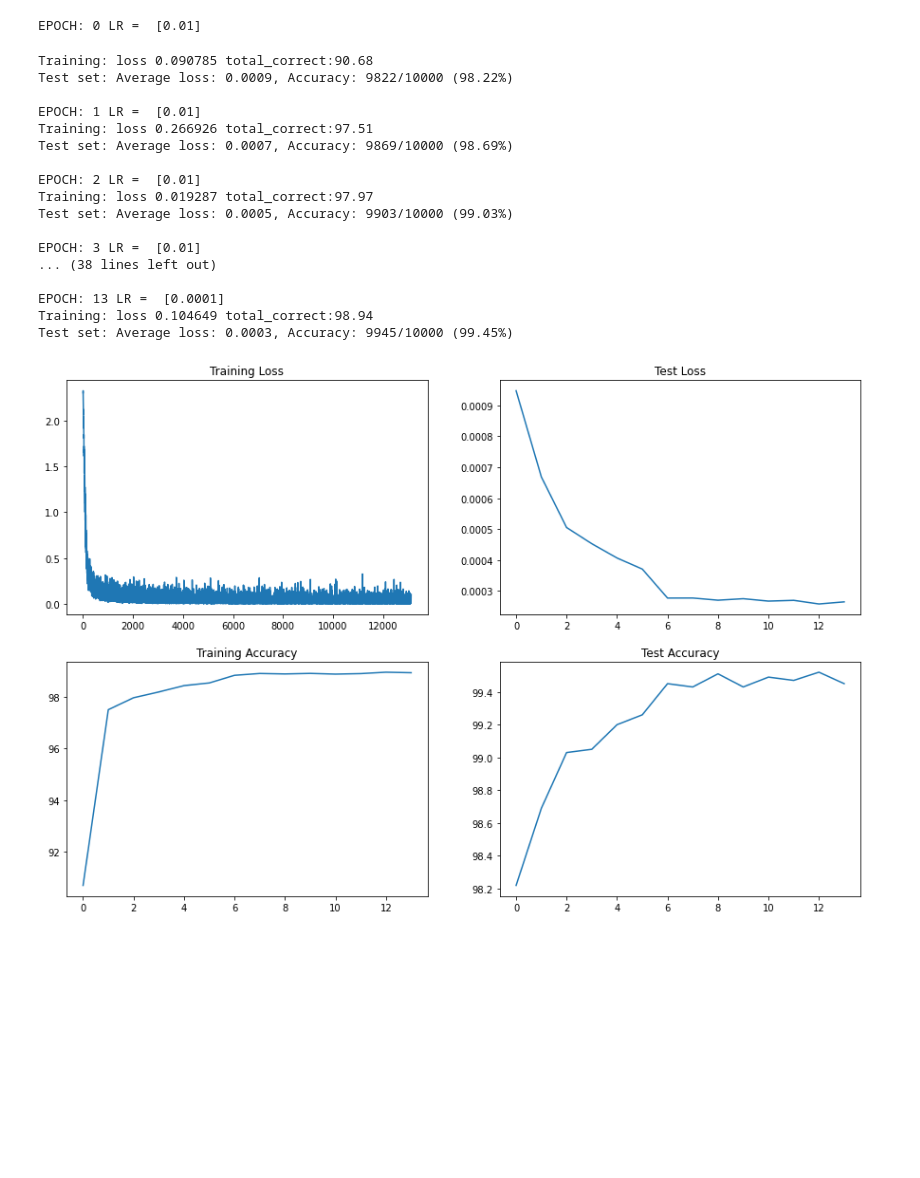
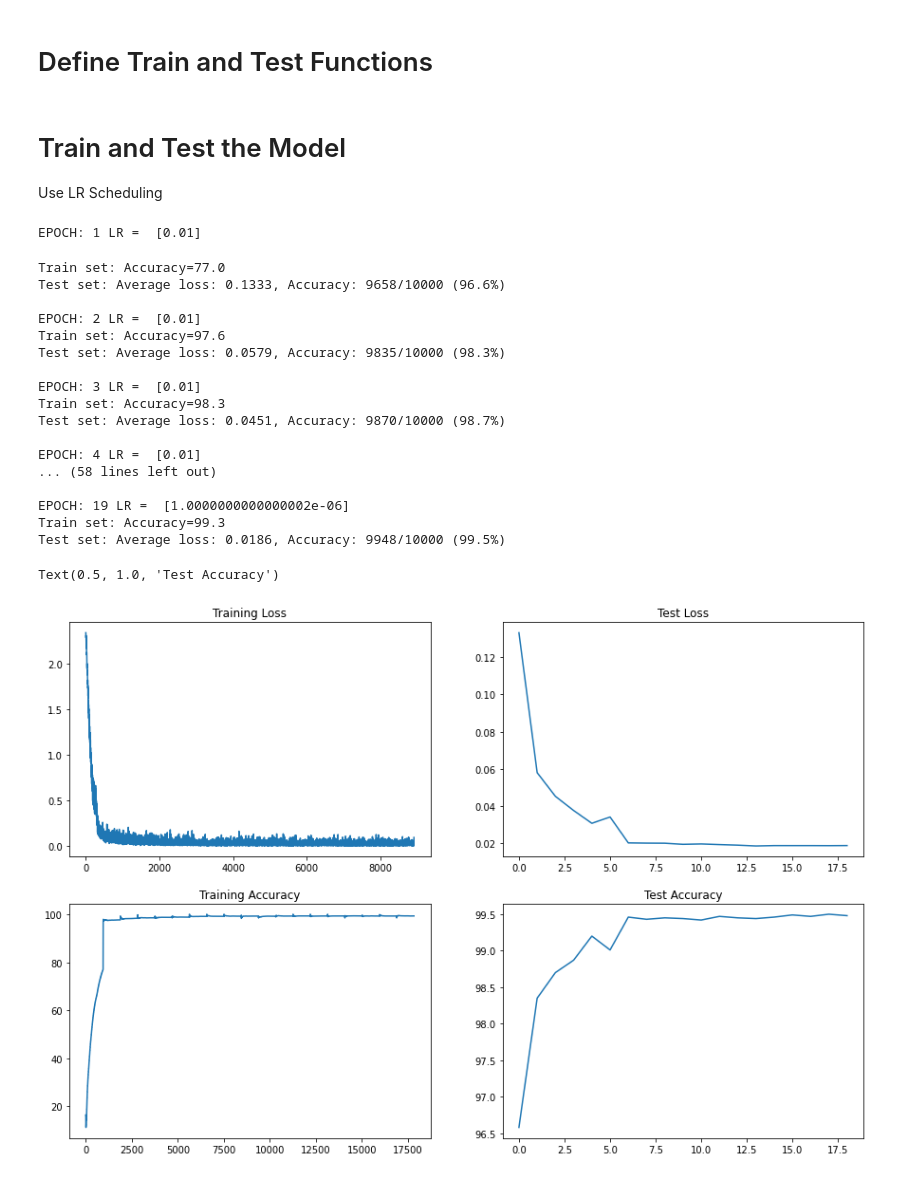
Before and after one commit to parth1993/tsai-eva6, a Jupyter notebook: Assignments/S5/EVA6_Session5_CODE5.ipynb, the cells around one changed output. Cells and saved outputs as stored; diff of their text form; code cells hidden in the pictures; blank space fills up the shorter version.

```diff
--- a/Assignments/S5/EVA6_Session5_CODE5.ipynb
+++ b/Assignments/S5/EVA6_Session5_CODE5.ipynb
@@ -199,0 +192,2 @@ def test (network, device, test_loader):
+# %% [markdown]
+# Define Train and Test Functions
@@ -200,42 +236,55 @@ def test (network, device, test_loader):
+# %% [markdown]
+# Train and Test the Model
+Use LR Scheduling
 # %%
+from torch.optim.lr_scheduler import StepLR,OneCycleLR
+
+# will be used while plotting graphs
+
+training_losses = []
+testing_losses = []
+training_accuracy = []
+testing_accuracy = []
+
+
 model = Net().to(device)
 optimizer = optim.SGD(model.parameters(), lr=0.01, momentum=0.9)
 scheduler = StepLR(optimizer, step_size=6, gamma=0.1)
 
-for epoch in range(0, 14):
+for epoch in range(1, 20):
     print("EPOCH:", epoch, "LR = ", scheduler.get_lr())
     train(model, device, train_loader, optimizer, epoch)
+    test(model, device, test_loader)
     scheduler.step()
-    test(model, device, test_loader)
 # %% [output]
-EPOCH: 0 LR =  [0.01]
+EPOCH: 1 LR =  [0.01]
-Training: loss 0.090785 total_correct:90.68
-Test set: Average loss: 0.0009, Accuracy: 9822/10000 (98.22%)
-
-EPOCH: 1 LR =  [0.01]
-Training: loss 0.266926 total_correct:97.51
-Test set: Average loss: 0.0007, Accuracy: 9869/10000 (98.69%)
+Train set: Accuracy=77.0
+Test set: Average loss: 0.1333, Accuracy: 9658/10000 (96.6%)
 
 EPOCH: 2 LR =  [0.01]
-Training: loss 0.019287 total_correct:97.97
-Test set: Average loss: 0.0005, Accuracy: 9903/10000 (99.03%)
+Train set: Accuracy=97.6
+Test set: Average loss: 0.0579, Accuracy: 9835/10000 (98.3%)
 
 EPOCH: 3 LR =  [0.01]
-... (38 lines left out)
+Train set: Accuracy=98.3
+Test set: Average loss: 0.0451, Accuracy: 9870/10000 (98.7%)
 
-EPOCH: 13 LR =  [0.0001]
-Training: loss 0.104649 total_correct:98.94
-Test set: Average loss: 0.0003, Accuracy: 9945/10000 (99.45%)
+EPOCH: 4 LR =  [0.01]
+... (58 lines left out)
+
+EPOCH: 19 LR =  [1.0000000000000002e-06]
+Train set: Accuracy=99.3
+Test set: Average loss: 0.0186, Accuracy: 9948/10000 (99.5%)
 # %%
 fig, axs = plt.subplots(2,2,figsize=(15,10))
-axs[0, 0].plot(training_MNIST_loss)
+axs[0, 0].plot(training_losses)
 axs[0, 0].set_title("Training Loss")
-axs[1, 0].plot(training_MNIST_accuracy)
+axs[1, 0].plot(training_accuracy)
 axs[1, 0].set_title("Training Accuracy")
-axs[0, 1].plot(testing_MNIST_loss)
+axs[0, 1].plot(testing_losses)
 axs[0, 1].set_title("Test Loss")
-axs[1, 1].plot(testing_MNIST_accuracy)
+axs[1, 1].plot(testing_accuracy)
 axs[1, 1].set_title("Test Accuracy")
-training_MNIST_loss, training_MNIST_accuracy, testing_MNIST_accuracy, testing_MNIST_loss=[], [], [], []
 # %% [output]
+Text(0.5, 1.0, 'Test Accuracy')
-[figure, old version]
+[figure, new version]
```
Also changed, not shown: parts of 17 cells of this notebook.
